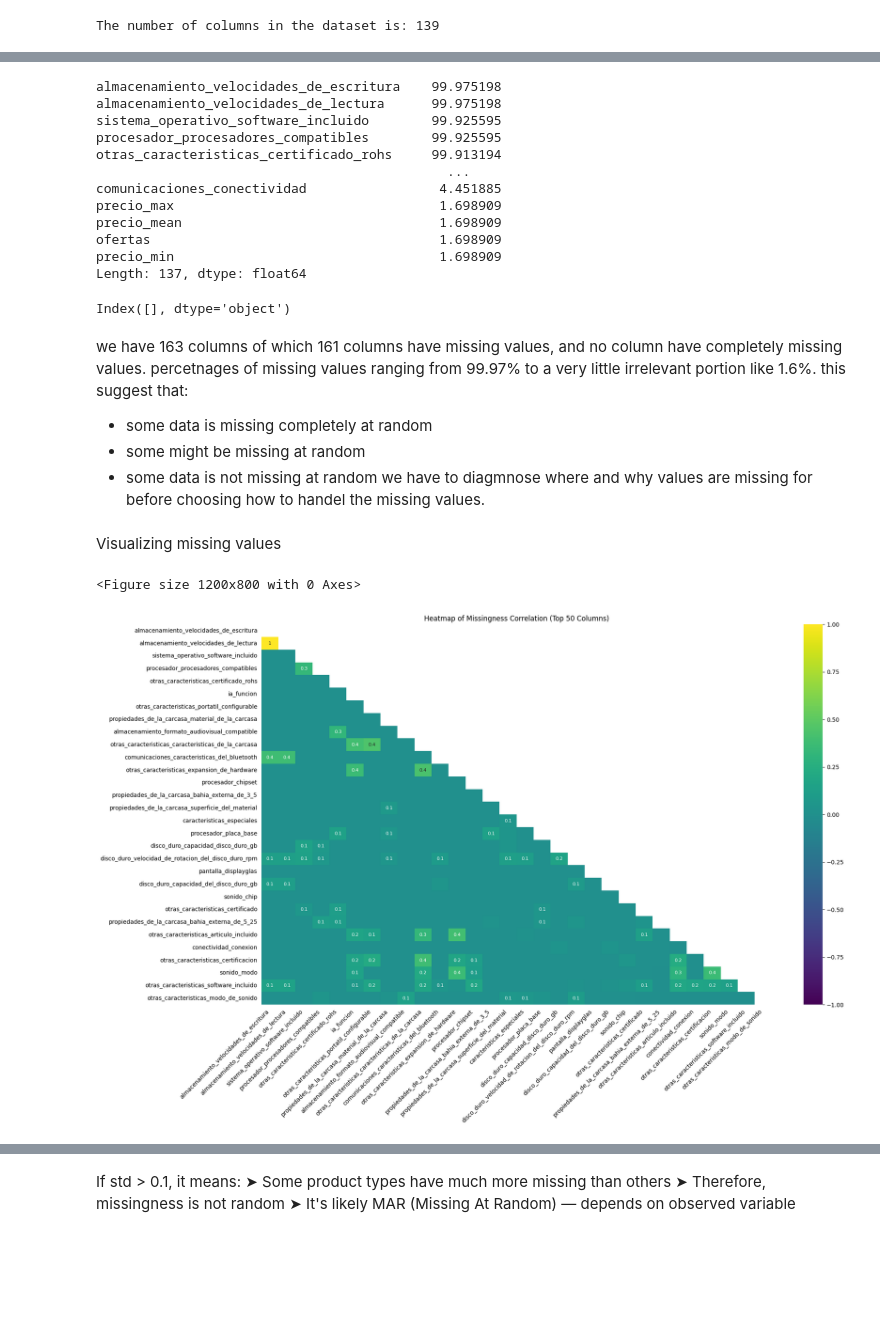
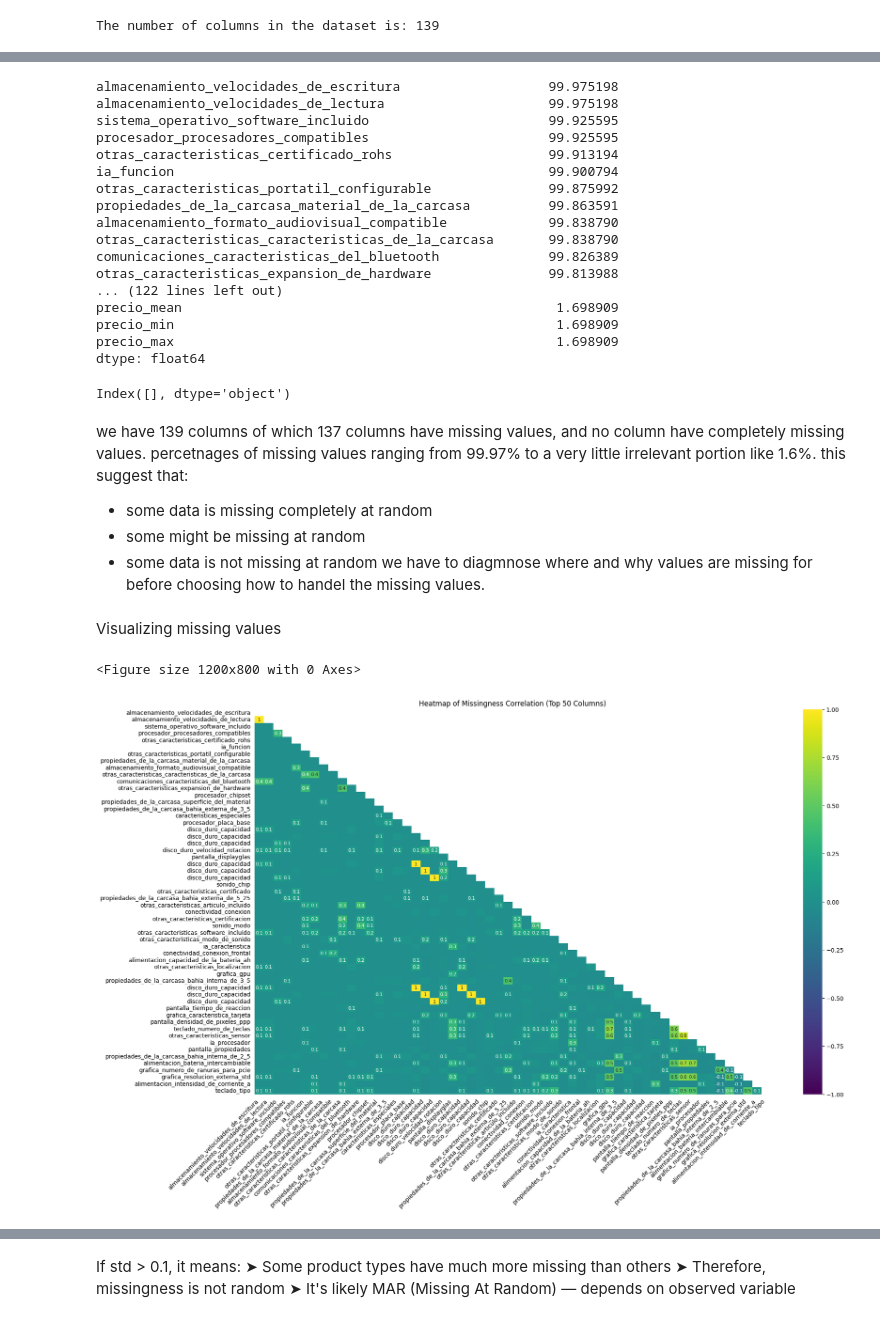
Before and after one commit to oholmess/PcPartPicker3000, a Jupyter notebook: assignment/EDA.ipynb, the cells around one changed output, grey strips where cells are left out. Cells and saved outputs as stored; diff of their text form; code cells hidden in the pictures; blank space fills up the shorter version.

```diff
--- a/assignment/EDA.ipynb
+++ b/assignment/EDA.ipynb
@@ -1438,22 +1393,33 @@ Index(['titulo', 'ofertas', 'tipo_de_producto', 'serie', 'pantalla_tecnologia',
 # %%
 #Quanitifying missingness
 # Fraction missing in each column, sorted descending
+import pandas as pd
+
+pd.set_option('display.max_rows', None)  # Show all rows
+# Optional: reset this later if needed
+# pd.reset_option('display.max_rows')
+
 missing_frac = df.isna().mean().sort_values(ascending=False)
 missing_pct = missing_frac * 100
 print(missing_pct[missing_pct > 0])
 # %% [output]
-almacenamiento_velocidades_de_escritura    99.975198
-almacenamiento_velocidades_de_lectura      99.975198
-sistema_operativo_software_incluido        99.925595
-procesador_procesadores_compatibles        99.925595
-otras_caracteristicas_certificado_rohs     99.913194
-                                             ...
-comunicaciones_conectividad                 4.451885
-precio_max                                  1.698909
-precio_mean                                 1.698909
-ofertas                                     1.698909
-precio_min                                  1.698909
-Length: 137, dtype: float64
+almacenamiento_velocidades_de_escritura                   99.975198
+almacenamiento_velocidades_de_lectura                     99.975198
+sistema_operativo_software_incluido                       99.925595
+procesador_procesadores_compatibles                       99.925595
+otras_caracteristicas_certificado_rohs                    99.913194
+ia_funcion                                                99.900794
+otras_caracteristicas_portatil_configurable               99.875992
+propiedades_de_la_carcasa_material_de_la_carcasa          99.863591
+almacenamiento_formato_audiovisual_compatible             99.838790
+otras_caracteristicas_caracteristicas_de_la_carcasa       99.838790
+comunicaciones_caracteristicas_del_bluetooth              99.826389
+otras_caracteristicas_expansion_de_hardware               99.813988
+... (122 lines left out)
+precio_mean                                                1.698909
+precio_min                                                 1.698909
+precio_max                                                 1.698909
+dtype: float64
 # %%
 #check if there are any empty columns
 empty_cols = df.columns[df.isna().all()]
@@ -1461,7 +1427,7 @@ print(empty_cols)
 # %% [output]
 Index([], dtype='object')
 # %% [markdown]
-we have 163 columns of which 161 columns have missing values, and no column have completely missing values. percetnages of missing values ranging from 99.97% to a very little irrelevant portion like 1.6%. this suggest that:
+we have 139 columns of which 137 columns have missing values, and no column have completely missing values. percetnages of missing values ranging from 99.97% to a very little irrelevant portion like 1.6%. this suggest that:
 - some data is missing completely at random
 - some might be missing at random
 - some data is not missing at random
@@ -1471,21 +1437,21 @@ Visualizing missing values
 # %%
 import pandas as pd
 import matplotlib.pyplot as plt
 import missingno as msno
 
-# Compute missing-value fraction and pick top 30
+# Compute missing-value fraction and pick top 50
 miss_frac = df.isnull().mean().sort_values(ascending=False)
-top50 = miss_frac.head(30).index.tolist()
+top50 = miss_frac.head(50).index.tolist()
 
-# Heatmap of just those top 300
+# Heatmap of just those top 50 to compare the correlation in missingness
 plt.figure(figsize=(12, 8))
 msno.heatmap(
     df[top50],
     cmap='viridis',
     fontsize=10      # shrink the font for readability
 )
 plt.title("Heatmap of Missingness Correlation (Top 50 Columns)")
 plt.show()
 # %% [output]
 <Figure size 1200x800 with 0 Axes>
-[figure, old version]
+[figure, new version]
```
Also changed, not shown: parts of 56 cells of this notebook.
